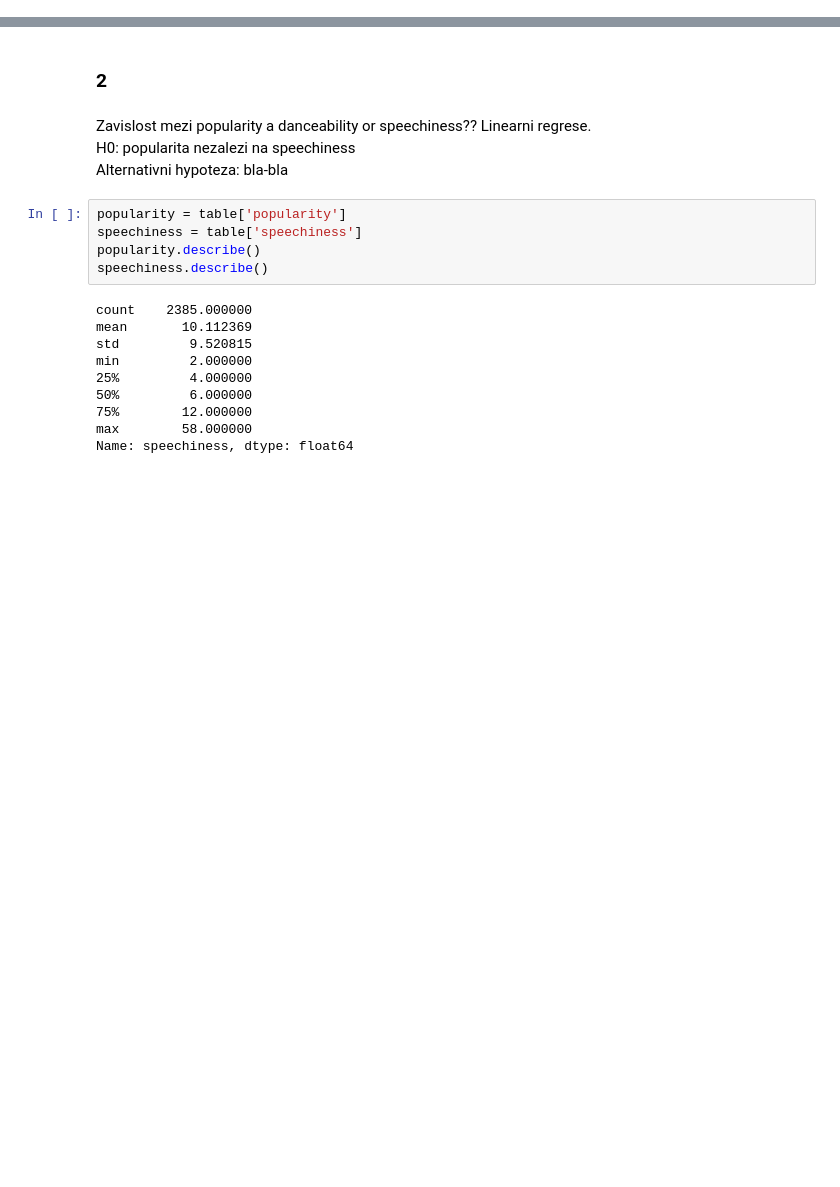
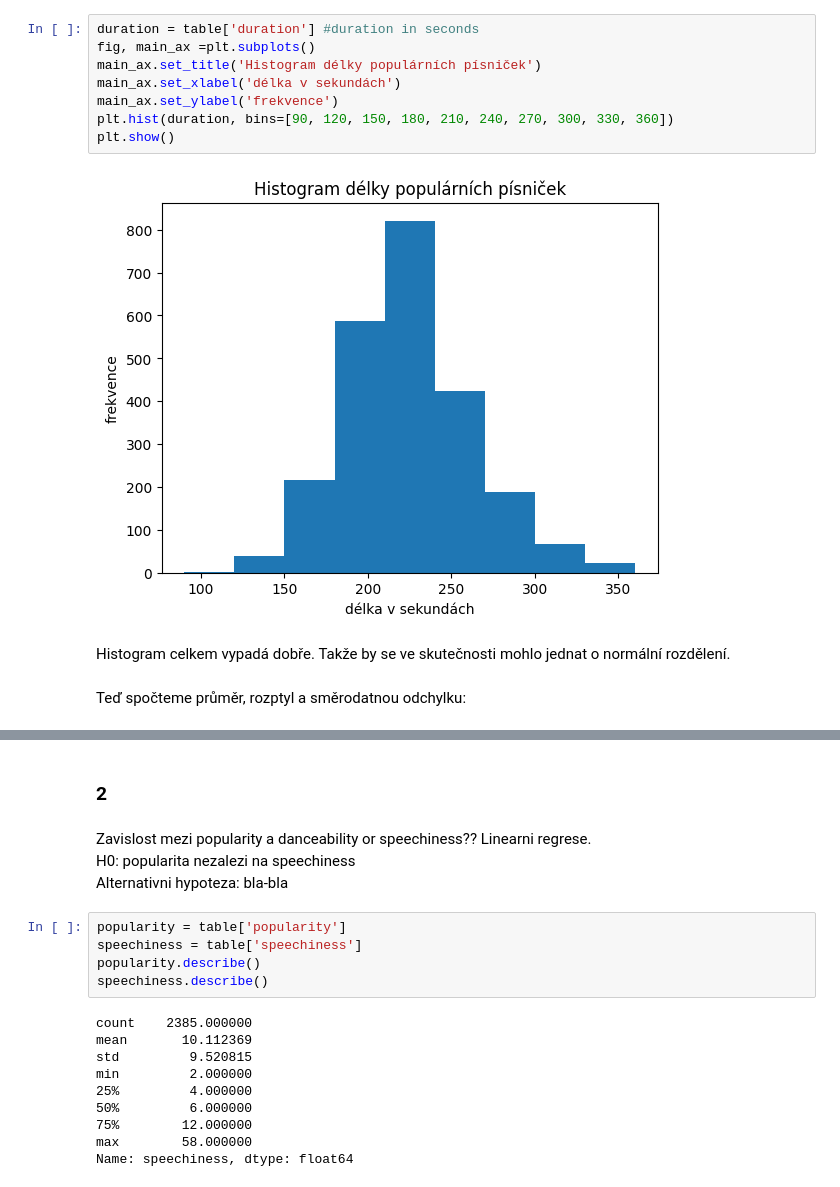
Before and after one commit to boba-buba/PaS_project, a Jupyter notebook: notes.ipynb, the cells around one changed output, grey strips where cells are left out. Saved outputs shown, nothing was run; the diff lists cells and outputs as text; blank space fills up the shorter version.

```diff
--- a/notes.ipynb
+++ b/notes.ipynb
@@ -187,0 +60,14 @@ duration  0.906105  5.174993e-36   False
+# %%
+duration = table['duration'] #duration in seconds
+fig, main_ax =plt.subplots()
+main_ax.set_title('Histogram délky populárních písniček')
+main_ax.set_xlabel('délka v sekundách')
+main_ax.set_ylabel('frekvence')
+plt.hist(duration, bins=[90, 120, 150, 180, 210, 240, 270, 300, 330, 360])
+plt.show()
+# %% [output]
+[figure, added]
+# %% [markdown]
+Histogram celkem vypadá dobře. Takže by se ve skutečnosti mohlo jednat o normální rozdělení.
+# %% [markdown]
+Teď spočteme průměr, rozptyl a směrodatnou odchylku:
```
Also changed, not shown: parts of 44 cells of this notebook.
